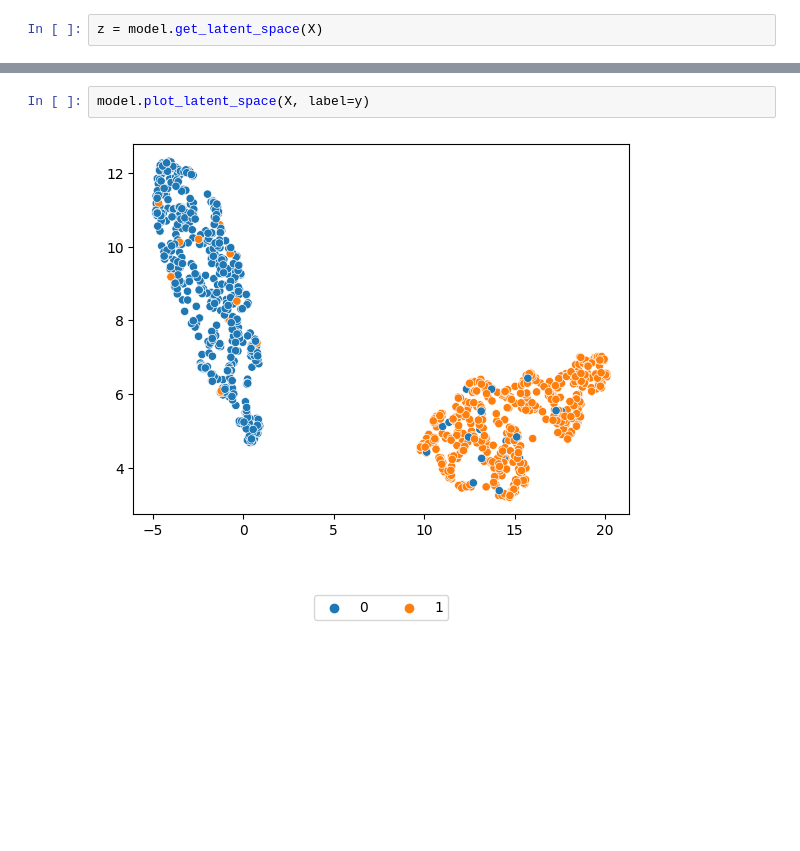
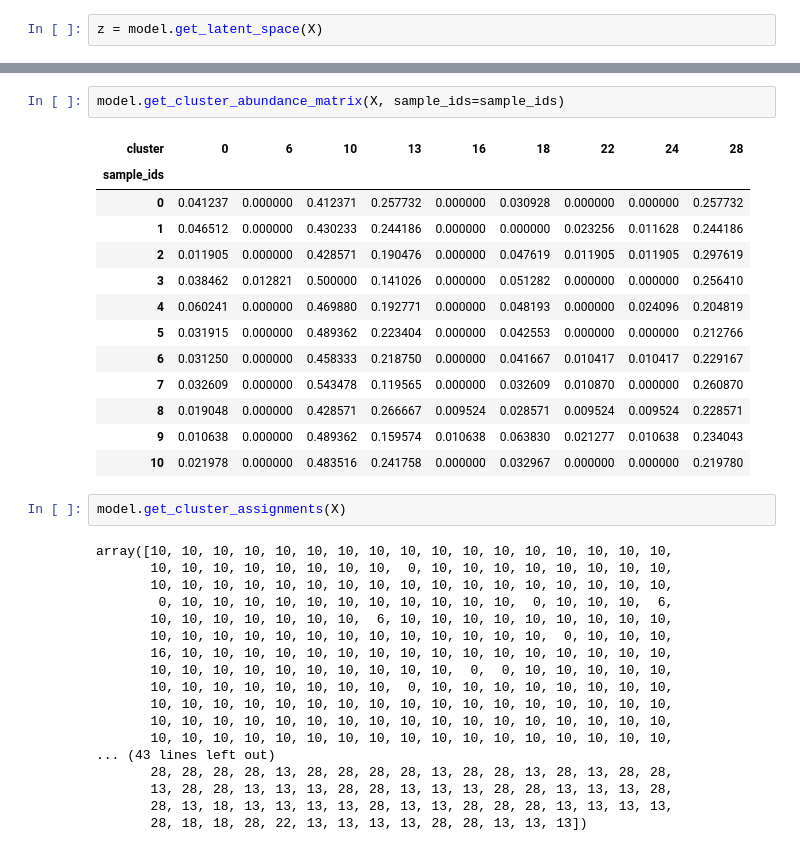
Before and after one commit to athanzli/PASCode, a Jupyter notebook: demo/demo_scacc.ipynb, the cells around one changed output, grey strips where cells are left out. Saved outputs shown, nothing was run; the diff lists cells and outputs as text; blank space fills up the shorter version.

```diff
--- a/demo/demo_scacc.ipynb
+++ b/demo/demo_scacc.ipynb
@@ -43,4 +77,36 @@ z = model.get_latent_space(X)
+# %%
+model.get_cluster_abundance_matrix(X, sample_ids=sample_ids)
+# %% [output]
+| cluster | 0 | 6 | 10 | 13 | 16 | 18 | 22 | 24 | 28 |
+| sample_ids |  |  |  |  |  |  |  |  |  |
+| 0 | 0.041237 | 0.000000 | 0.412371 | 0.257732 | 0.000000 | 0.030928 | 0.000000 | 0.000000 | 0.257732 |
+| 1 | 0.046512 | 0.000000 | 0.430233 | 0.244186 | 0.000000 | 0.000000 | 0.023256 | 0.011628 | 0.244186 |
+| 2 | 0.011905 | 0.000000 | 0.428571 | 0.190476 | 0.000000 | 0.047619 | 0.011905 | 0.011905 | 0.297619 |
+| 3 | 0.038462 | 0.012821 | 0.500000 | 0.141026 | 0.000000 | 0.051282 | 0.000000 | 0.000000 | 0.256410 |
+| 4 | 0.060241 | 0.000000 | 0.469880 | 0.192771 | 0.000000 | 0.048193 | 0.000000 | 0.024096 | 0.204819 |
+| 5 | 0.031915 | 0.000000 | 0.489362 | 0.223404 | 0.000000 | 0.042553 | 0.000000 | 0.000000 | 0.212766 |
+| 6 | 0.031250 | 0.000000 | 0.458333 | 0.218750 | 0.000000 | 0.041667 | 0.010417 | 0.010417 | 0.229167 |
+| 7 | 0.032609 | 0.000000 | 0.543478 | 0.119565 | 0.000000 | 0.032609 | 0.010870 | 0.000000 | 0.260870 |
+| 8 | 0.019048 | 0.000000 | 0.428571 | 0.266667 | 0.009524 | 0.028571 | 0.009524 | 0.009524 | 0.228571 |
+| 9 | 0.010638 | 0.000000 | 0.489362 | 0.159574 | 0.010638 | 0.063830 | 0.021277 | 0.010638 | 0.234043 |
+| 10 | 0.021978 | 0.000000 | 0.483516 | 0.241758 | 0.000000 | 0.032967 | 0.000000 | 0.000000 | 0.219780 |
 # %%
-model.plot_latent_space(X, label=y)
+model.get_cluster_assignments(X)
 # %% [output]
-[figure, removed]
+array([10, 10, 10, 10, 10, 10, 10, 10, 10, 10, 10, 10, 10, 10, 10, 10, 10,
+       10, 10, 10, 10, 10, 10, 10, 10,  0, 10, 10, 10, 10, 10, 10, 10, 10,
+       10, 10, 10, 10, 10, 10, 10, 10, 10, 10, 10, 10, 10, 10, 10, 10, 10,
+        0, 10, 10, 10, 10, 10, 10, 10, 10, 10, 10, 10,  0, 10, 10, 10,  6,
+       10, 10, 10, 10, 10, 10, 10,  6, 10, 10, 10, 10, 10, 10, 10, 10, 10,
+       10, 10, 10, 10, 10, 10, 10, 10, 10, 10, 10, 10, 10,  0, 10, 10, 10,
+       16, 10, 10, 10, 10, 10, 10, 10, 10, 10, 10, 10, 10, 10, 10, 10, 10,
+       10, 10, 10, 10, 10, 10, 10, 10, 10, 10,  0,  0, 10, 10, 10, 10, 10,
+       10, 10, 10, 10, 10, 10, 10, 10,  0, 10, 10, 10, 10, 10, 10, 10, 10,
+       10, 10, 10, 10, 10, 10, 10, 10, 10, 10, 10, 10, 10, 10, 10, 10, 10,
+       10, 10, 10, 10, 10, 10, 10, 10, 10, 10, 10, 10, 10, 10, 10, 10, 10,
+       10, 10, 10, 10, 10, 10, 10, 10, 10, 10, 10, 10, 10, 10, 10, 10, 10,
+... (43 lines left out)
+       28, 28, 28, 28, 13, 28, 28, 28, 28, 13, 28, 28, 13, 28, 13, 28, 28,
+       13, 28, 28, 13, 13, 13, 28, 28, 13, 13, 13, 28, 28, 13, 13, 13, 28,
+       28, 13, 18, 13, 13, 13, 13, 28, 13, 13, 28, 28, 28, 13, 13, 13, 13,
+       28, 18, 18, 28, 22, 13, 13, 13, 13, 28, 28, 13, 13, 13])
```
Also changed, not shown: parts of 9 cells of this notebook, 3 other files.
